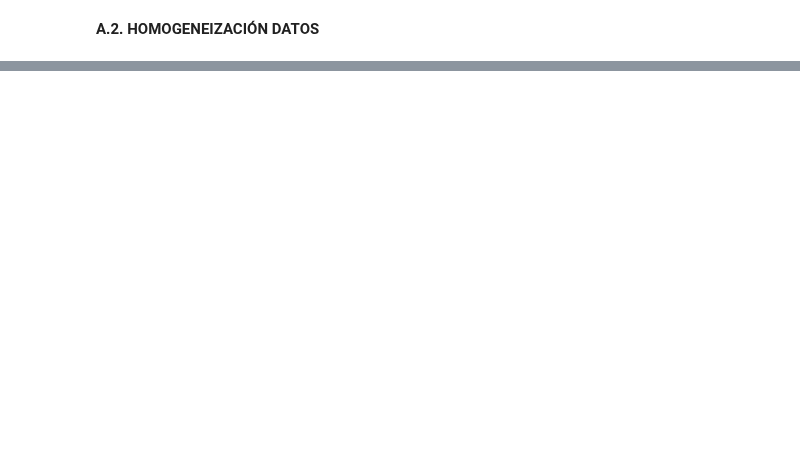
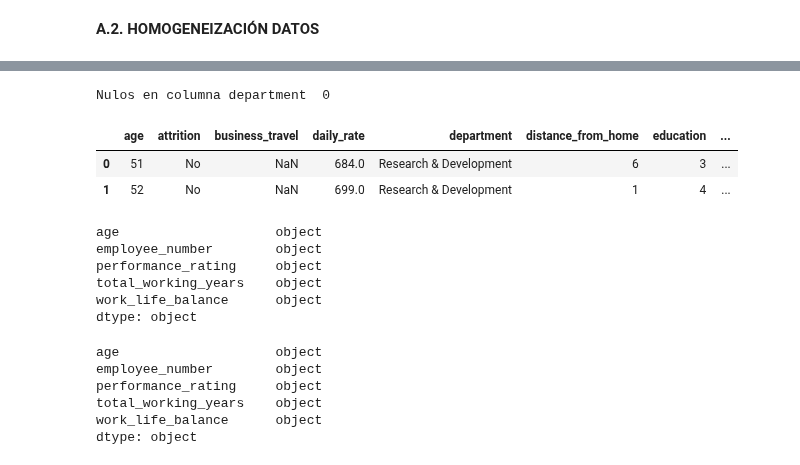
Before and after one commit to Paulamc1695/proyecto_da_promo_J_modulo_3, a Jupyter notebook: Fase_2_Transformacion_Datos.ipynb, the cells around one changed output, grey strips where cells are left out. Saved outputs shown, nothing was run; the diff lists cells and outputs as text; code cells hidden in the pictures; blank space fills up the shorter version.

```diff
--- a/Fase_2_Transformacion_Datos.ipynb
+++ b/Fase_2_Transformacion_Datos.ipynb
@@ -272,0 +288,3 @@ df_transformacion_copy.head()
+# %%
+# Como no hay ningun valor por encima del 75% o 80%, no podemos usar la moda. Rellenamos con "Unknown"
+df_transformacion_copy["marital_status"] = df_transformacion_copy["marital_status"].fillna('Unknown')
@@ -272,0 +307,7 @@ df_transformacion_copy.head()
+# %%
+# con el metodo str.title(), convertimos la cadena de texto en formato capitalizado (donde la primera letra de cada palabra está en mayúscula y el resto en minúscula).
+# Me estaba dando un error porque habia espacios en blanco por lo que utilizamos  el metodo str.strip() para eliminar los espacios en blanco
+
+df_transformacion_copy['job_role'] = df_transformacion_copy['job_role'].str.title().str.strip()
+
+print(df_transformacion_copy["job_role"])
@@ -272,0 +334,21 @@ df_transformacion_copy.head()
+# %%
+# Con la columna role_departament creamos un Diccionario que relaciona el tanto el rol con el departamento.
+# Con método map toma cada valor de la columna job_role y lo reemplaza con el valor asociado en el diccionario role_department.
+# Es decir, busca cada rol en el diccionario y asigna el departamento correspondiente a la nueva columna department.
+
+role_department = {
+    "Sales Executive" : "Sales",
+    "Research Scientist" : "Research & Development",
+    "Laboratory Technician" : "Research & Development",
+    "Manufacturing Director" : "Research & Development",
+    "Healthcare Representative" : "Research & Development",
+    "Manager" : "Research & Development",
+    "Sales Representative" : "Sales",
+    "Research Director" : "Research & Development",
+    "Human Resources" : "Research & Development"
+}
+
+# Rellenamos la columna "department" con los valores a través del metodo map, donde mapeamos el rol con el departmento en el diccionario de mapeo que nos hemos creado.
+df_transformacion_copy['department'] = df_transformacion_copy['job_role'].map(role_department)
+
+print(df_transformacion_copy["department"])
@@ -272,0 +373,42 @@ df_transformacion_copy.head()
+# %%
+# Comprobamos que no hay nulos y los porcentajes de los valores
+print("Nulos en columna department ", df_transformacion_copy["department"].isnull().sum())
+# %% [output]
+Nulos en columna department  0
+# %%
+df_transformacion_copy.head(2)
+# %% [output]
+|  | age | attrition | business_travel | daily_rate | department | distance_from_home | education | ... |
+| 0 | 51 | No | NaN | 684.0 | Research & Development | 6 | 3 | ... |
+| 1 | 52 | No | NaN | 699.0 | Research & Development | 1 | 4 | ... |
+# %%
+# Cambio de categóricos
+
+categoricas = ["age","employee_number", "performance_rating", "total_working_years", "work_life_balance"]
+df_transformacion_copy[categoricas].dtypes
+# %% [output]
+age                    object
+employee_number        object
+performance_rating     object
+total_working_years    object
+work_life_balance      object
+dtype: object
+# %%
+def cambiar_comas_obj(columnas):
+    try:
+        return columnas.str.replace(',', '.')
+    except:
+        return np.nan
+
+for columna in categoricas:
+    df_transformacion_copy[columna] = cambiar_comas_obj(df_transformacion_copy[columna])
+
+
+df_transformacion_copy[categoricas].dtypes
+# %% [output]
+age                    object
+employee_number        object
+performance_rating     object
+total_working_years    object
+work_life_balance      object
+dtype: object
```
Also changed, not shown: parts of 77 cells of this notebook, 5 other files.
